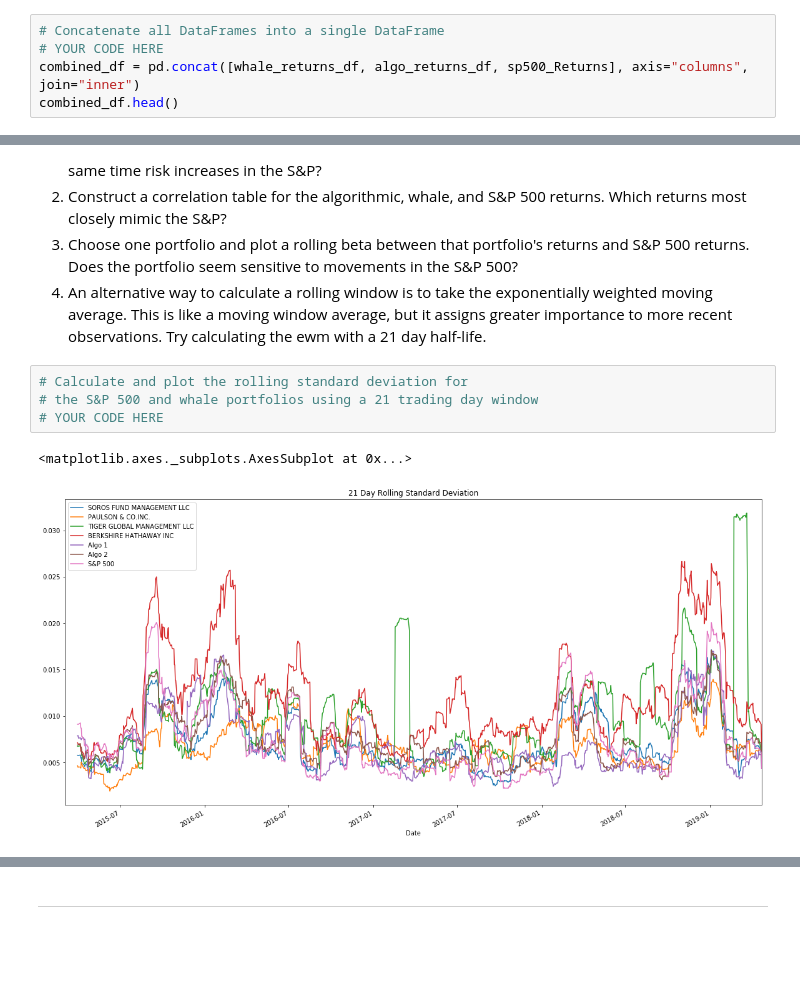
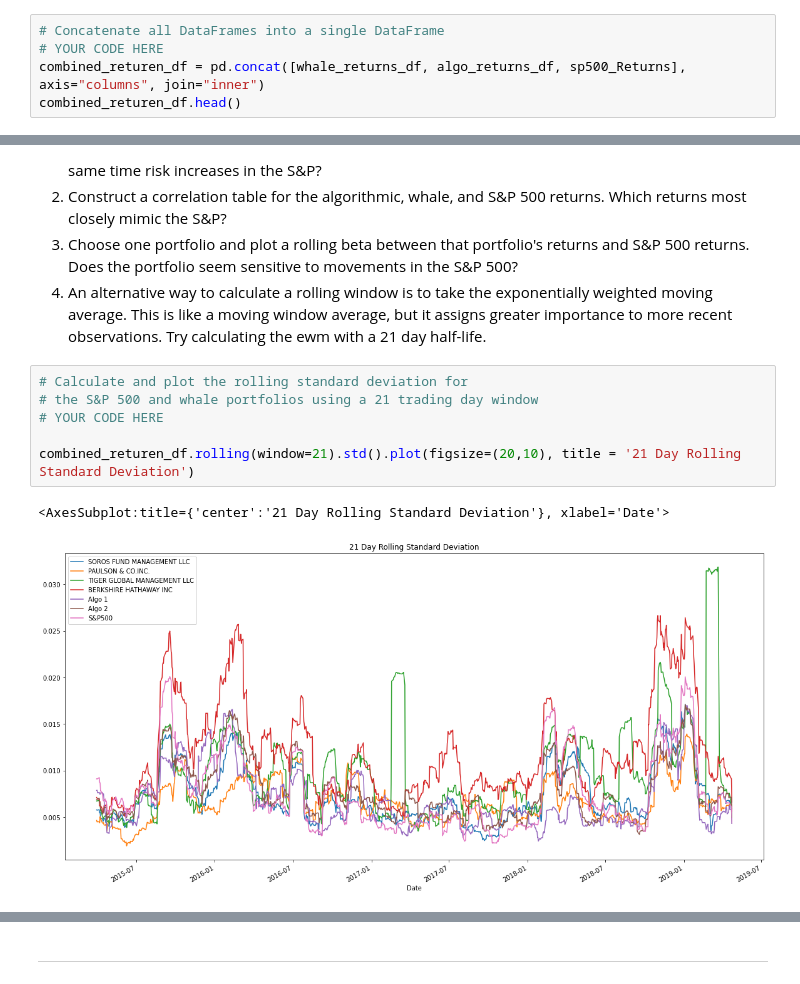
Before and after one commit to anti31415/python-homework, a Jupyter notebook: Pandas_ProtfolioAnalysis/Starter_Code/whale_analysis-Copy1.ipynb, the cells around one changed output, grey strips where cells are left out. Cells and saved outputs as stored; diff of their text form; blank space fills up the shorter version.

```diff
--- a/Pandas_ProtfolioAnalysis/Starter_Code/whale_analysis-Copy1.ipynb
+++ b/Pandas_ProtfolioAnalysis/Starter_Code/whale_analysis-Copy1.ipynb
@@ -173,8 +173,8 @@ sp500_Returns.head()
 # %%
 # Concatenate all DataFrames into a single DataFrame
 # YOUR CODE HERE
-combined_df = pd.concat([whale_returns_df, algo_returns_df, sp500_Returns], axis="columns", join="inner")
-combined_df.head()
+combined_returen_df = pd.concat([whale_returns_df, algo_returns_df, sp500_Returns], axis="columns", join="inner")
+combined_returen_df.head()
 # %% [output]
 |  | SOROS FUND MANAGEMENT LLC | PAULSON & CO.INC. | TIGER GLOBAL MANAGEMENT LLC | BERKSHIRE HATHAWAY INC | Algo 1 | Algo 2 | ... |
 | Date |  |  |  |  |  |  | ... |
@@ -278,10 +284,12 @@ Risk changes over time. Analyze the rolling statistics for Risk and Beta.
 # %%
 # Calculate and plot the rolling standard deviation for
 # the S&P 500 and whale portfolios using a 21 trading day window
 # YOUR CODE HERE
+
+combined_returen_df.rolling(window=21).std().plot(figsize=(20,10), title = '21 Day Rolling Standard Deviation')
 # %% [output]
-<matplotlib.axes._subplots.AxesSubplot at 0x...>
+<AxesSubplot:title={'center':'21 Day Rolling Standard Deviation'}, xlabel='Date'>
-[figure, old version]
+[figure, new version]
 # %%
 # Construct a correlation table
 # YOUR CODE HERE
```
Also changed, not shown: parts of 45 cells of this notebook, 5 other files.
